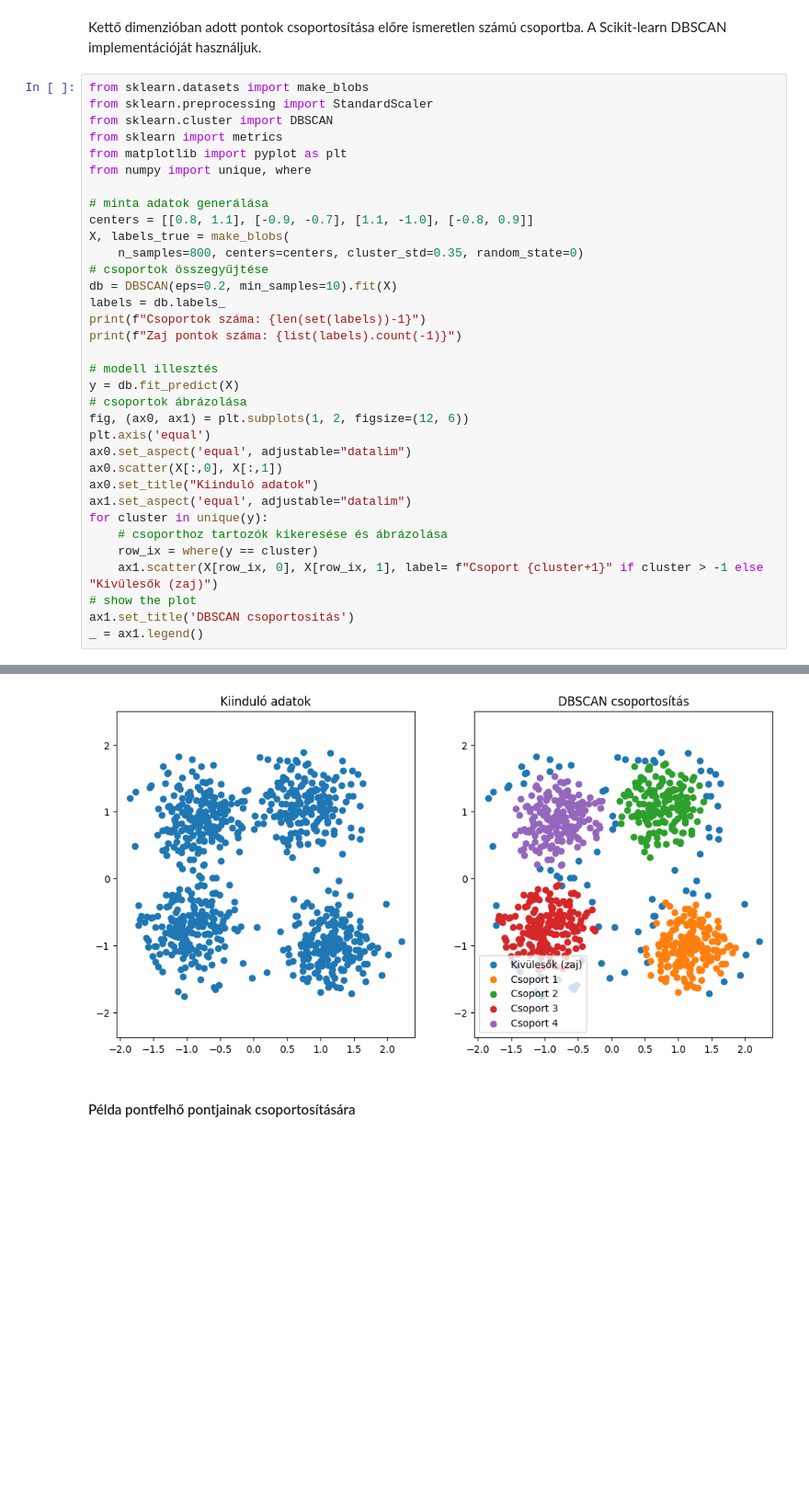
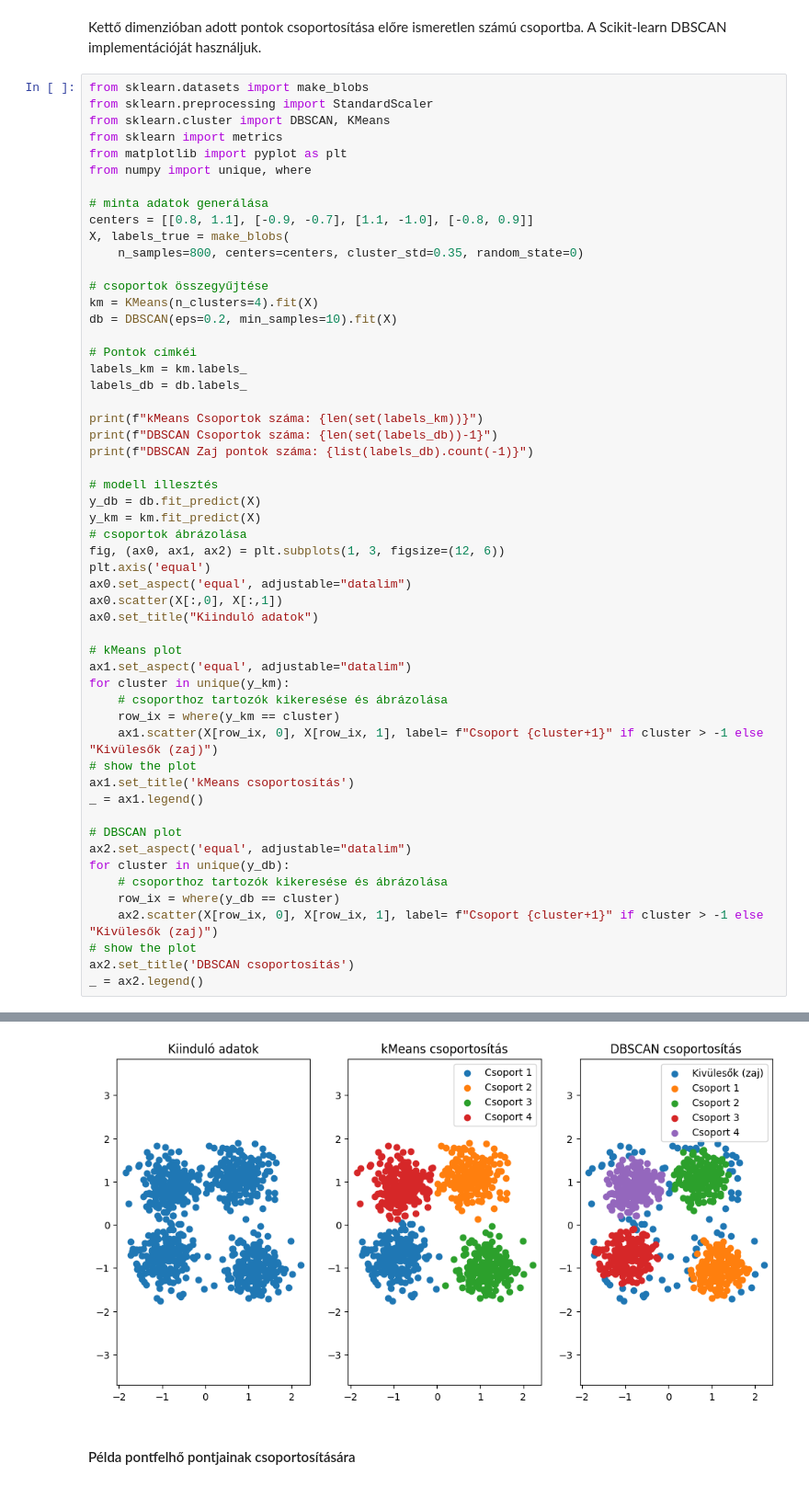
Before and after one commit to OSGeoLabBp/tutorials, a Jupyter notebook: hungarian/machine_learning/lessons/gita_ml.ipynb, the cells around one changed output, grey strips where cells are left out. Shown at 92% size. Cells and saved outputs as stored; diff of their text form; blank space fills up the shorter version.

```diff
--- a/hungarian/machine_learning/lessons/gita_ml.ipynb
+++ b/hungarian/machine_learning/lessons/gita_ml.ipynb
@@ -26,7 +28,7 @@ Kettő dimenzióban adott pontok csoportosítása előre ismeretlen számú csop
 # %%
 from sklearn.datasets import make_blobs
 from sklearn.preprocessing import StandardScaler
-from sklearn.cluster import DBSCAN
+from sklearn.cluster import DBSCAN, KMeans
 from sklearn import metrics
 from matplotlib import pyplot as plt
 from numpy import unique, where
@@ -35,26 +37,46 @@ from numpy import unique, where
 centers = [[0.8, 1.1], [-0.9, -0.7], [1.1, -1.0], [-0.8, 0.9]]
 X, labels_true = make_blobs(
     n_samples=800, centers=centers, cluster_std=0.35, random_state=0)
+
 # csoportok összegyűjtése
+km = KMeans(n_clusters=4).fit(X)
 db = DBSCAN(eps=0.2, min_samples=10).fit(X)
-labels = db.labels_
-print(f"Csoportok száma: {len(set(labels))-1}")
-print(f"Zaj pontok száma: {list(labels).count(-1)}")
+
+# Pontok címkéi
+labels_km = km.labels_
+labels_db = db.labels_
+
+print(f"kMeans Csoportok száma: {len(set(labels_km))}")
+print(f"DBSCAN Csoportok száma: {len(set(labels_db))-1}")
+print(f"DBSCAN Zaj pontok száma: {list(labels_db).count(-1)}")
 
 # modell illesztés
-y = db.fit_predict(X)
+y_db = db.fit_predict(X)
+y_km = km.fit_predict(X)
 # csoportok ábrázolása
-fig, (ax0, ax1) = plt.subplots(1, 2, figsize=(12, 6))
+fig, (ax0, ax1, ax2) = plt.subplots(1, 3, figsize=(12, 6))
 plt.axis('equal')
 ax0.set_aspect('equal', adjustable="datalim")
 ax0.scatter(X[:,0], X[:,1])
 ax0.set_title("Kiinduló adatok")
+
+# kMeans plot
 ax1.set_aspect('equal', adjustable="datalim")
-for cluster in unique(y):
+for cluster in unique(y_km):
 	# csoporthoz tartozók kikeresése és ábrázolása
-	row_ix = where(y == cluster)
+	row_ix = where(y_km == cluster)
 	ax1.scatter(X[row_ix, 0], X[row_ix, 1], label= f"Csoport {cluster+1}" if cluster > -1 else "Kivülesők (zaj)")
 # show the plot
-ax1.set_title('DBSCAN csoportosítás')
+ax1.set_title('kMeans csoportosítás')
 _ = ax1.legend()
+
+# DBSCAN plot
+ax2.set_aspect('equal', adjustable="datalim")
+for cluster in unique(y_db):
+	# csoporthoz tartozók kikeresése és ábrázolása
+	row_ix = where(y_db == cluster)
+	ax2.scatter(X[row_ix, 0], X[row_ix, 1], label= f"Csoport {cluster+1}" if cluster > -1 else "Kivülesők (zaj)")
+# show the plot
+ax2.set_title('DBSCAN csoportosítás')
+_ = ax2.legend()
 # %% [output]
@@ -63,4 +86,4 @@ Zaj pontok száma: 90
-[figure, old version]
+[figure, new version]
 # %% [markdown]
 #### Példa pontfelhő pontjainak csoportosítására
 # %% [markdown]
```
Also changed, not shown: parts of 3 cells of this notebook.
